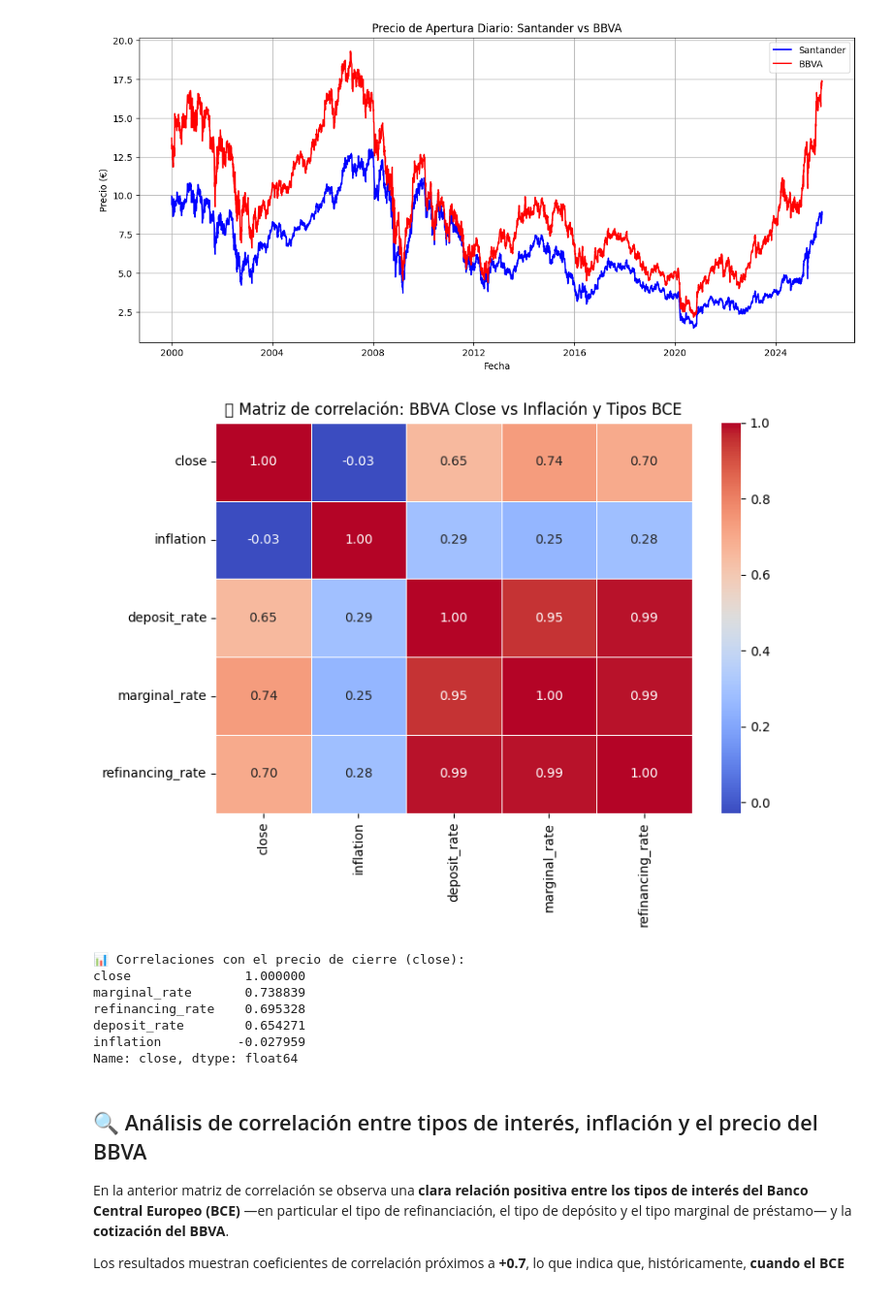
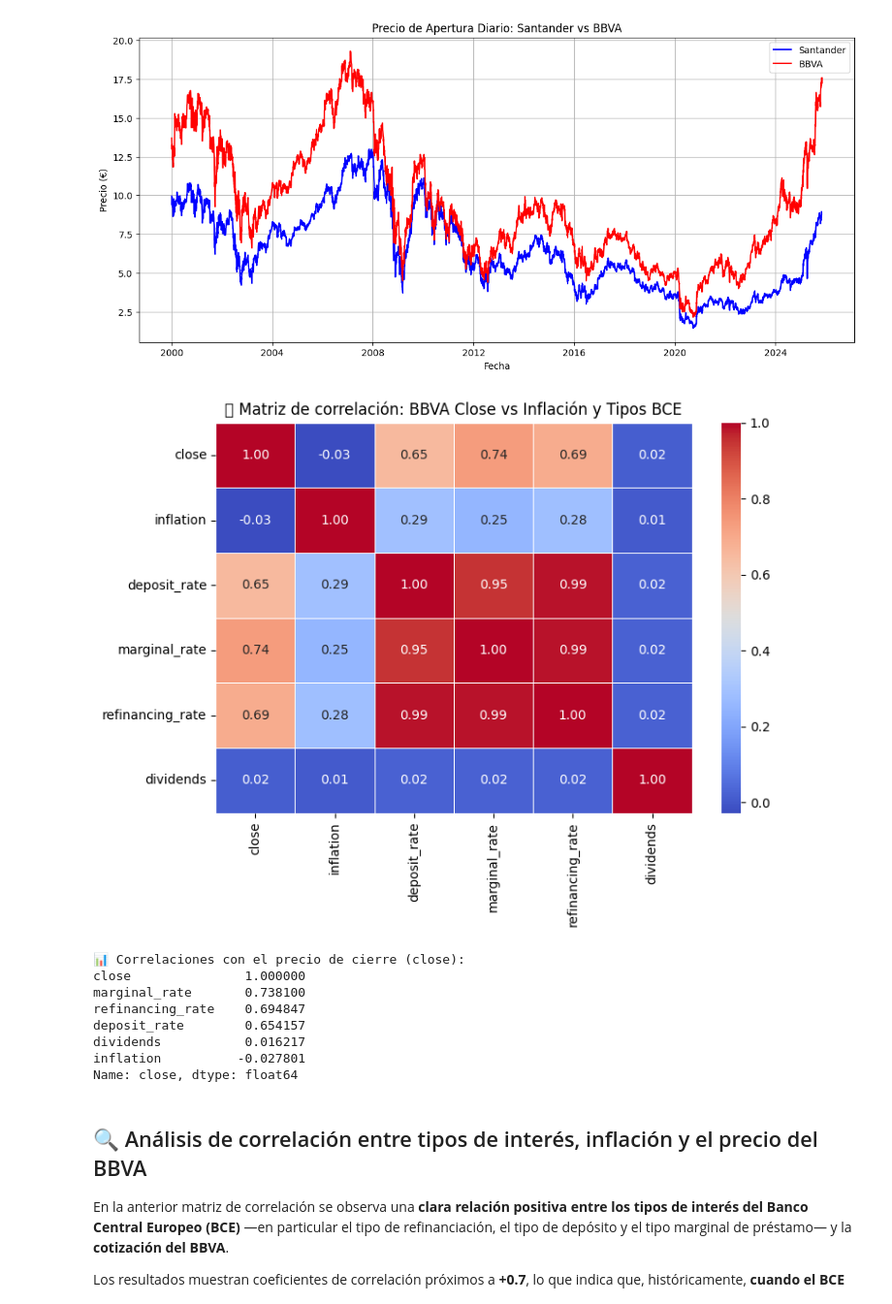
Before and after one commit to josean9/Caso02_Prediccion_BBVA_SANTANDER, a Jupyter notebook: notebooks/notebook2.ipynb, the cells around one changed output. Shown at 97% size. Saved outputs shown, nothing was run; the diff lists cells and outputs as text; code cells hidden in the pictures.

```diff
--- a/notebooks/notebook2.ipynb
+++ b/notebooks/notebook2.ipynb
@@ -121,41 +121,42 @@ df_bbva.index = pd.to_datetime(df_bbva.index, errors="coerce")
 df_macro = pd.merge(df_infl, df_tipos, on="date", how="outer").sort_values("date")
 
 # Luego unimos con el BBVA
 df_merged = pd.merge(df_bbva, df_macro, left_index=True, right_on="date", how="left")
 
 # Forward fill para rellenar días sin datos macroeconómicos
 df_merged = df_merged.fillna(method="ffill")
 
 # ============================================================
 # 📊 4️⃣ Seleccionar columnas de interés
 # ============================================================
-cols_corr = ["close", "inflation", "deposit_rate", "marginal_rate", "refinancing_rate"]
+cols_corr = ["close", "inflation", "deposit_rate", "marginal_rate", "refinancing_rate", "dividends"]
 df_corr = df_merged[cols_corr].dropna()
 
 # ============================================================
 # 📈 5️⃣ Calcular y visualizar matriz de correlación
 # ============================================================
 corr_matrix = df_corr.corr(method="pearson")
 
 plt.figure(figsize=(8,6))
 sns.heatmap(corr_matrix, annot=True, cmap="coolwarm", fmt=".2f", linewidths=0.5)
 plt.title("🔍 Matriz de correlación: BBVA Close vs Inflación y Tipos BCE")
 plt.tight_layout()
 plt.show()
 
 # ============================================================
 # ✅ 6️⃣ Mostrar correlaciones numéricas
 # ============================================================
 print("\n📊 Correlaciones con el precio de cierre (close):")
 print(corr_matrix["close"].sort_values(ascending=False))
 # %% [output]
-[figure, old version]
+[figure, new version]
 📊 Correlaciones con el precio de cierre (close):
 close               1.000000
-marginal_rate       0.738839
-refinancing_rate    0.695328
-deposit_rate        0.654271
-inflation          -0.027959
+marginal_rate       0.738100
+refinancing_rate    0.694847
+deposit_rate        0.654157
+dividends           0.016217
+inflation          -0.027801
 Name: close, dtype: float64
 # %% [markdown]
 ## 🔍 Análisis de correlación entre tipos de interés, inflación y el precio del BBVA
```
Also changed, not shown: parts of 39 cells of this notebook, 7 other files.
